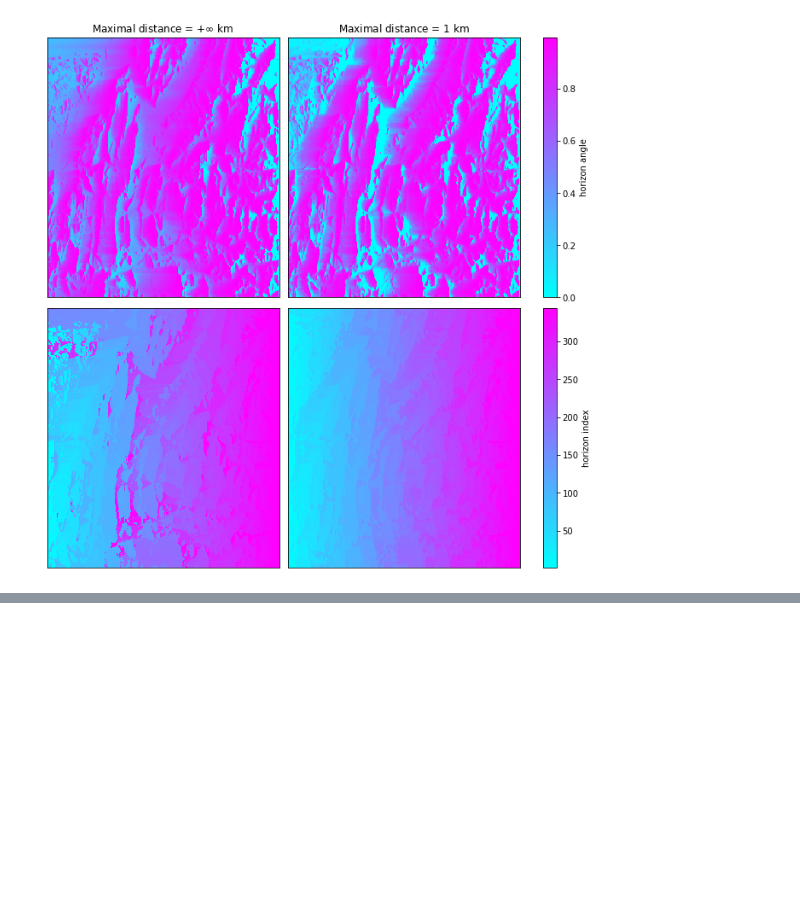
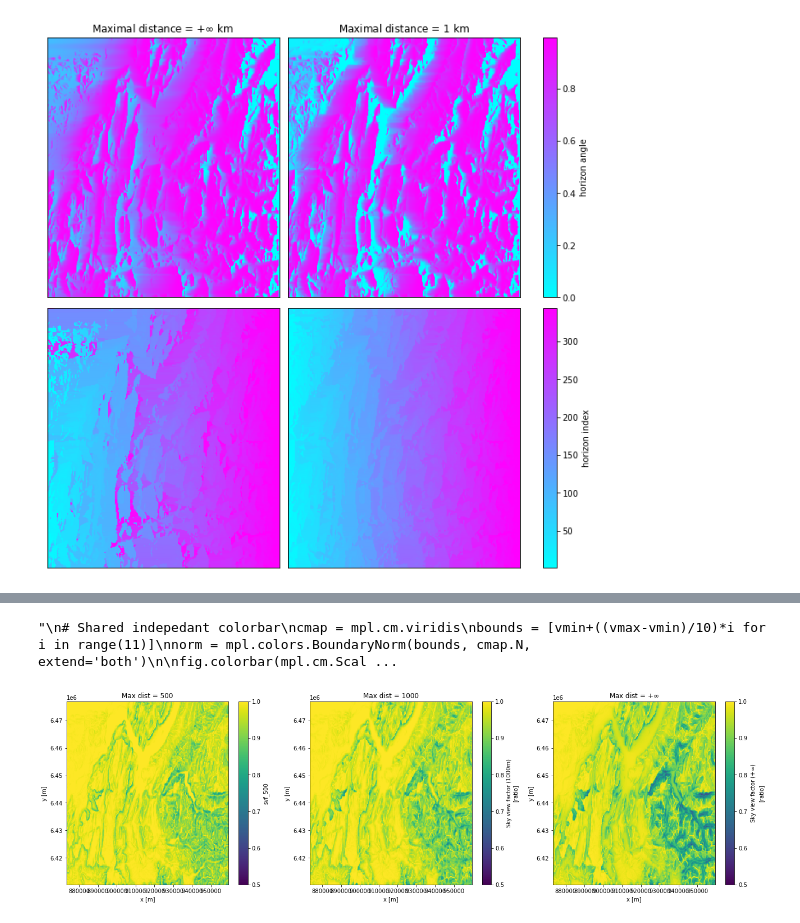
Before and after one commit to Barbouilledu38/Monte_Carlo_LW, a Jupyter notebook: To_a_radius_SVF.ipynb, the cells around one changed output, grey strips where cells are left out. Saved outputs shown, nothing was run; the diff lists cells and outputs as text; code cells hidden in the pictures; blank space fills up the shorter version.

```diff
--- a/To_a_radius_SVF.ipynb
+++ b/To_a_radius_SVF.ipynb
@@ -287,0 +417,37 @@ fig.colorbar(mappable = cax)
+# %%
+svf_infty = viewf(dem = topo_params.ZS.values, spacing = 250.0, nangles=72, max_length = 200000000.0, max_threshold = True)
+# %%
+topo_params['svf_500'] = (['y','x'],svf_500[0])
+topo_params.svf_1000.attrs = {'units': 'ratio', 'standard_name': 'svf (500m)', 'long_name': 'Sky view factor (500m)'}
+# %%
+topo_params['svf_1000'] = (['y','x'],svf_1000[0])
+topo_params.svf_1000.attrs = {'units': 'ratio', 'standard_name': 'svf (1000m)', 'long_name': 'Sky view factor (1000m)'}
+# %%
+topo_params['svf_infty'] = (['y','x'],svf_infty[0])
+topo_params.svf_infty.attrs = {'units': 'ratio', 'standard_name': 'svf ($+\infty$)', 'long_name': 'Sky view factor ($+\infty$)'}
+# %%
+fig, axs = plt.subplots(nrows = 1, ncols = 3, figsize = (22,6))
+
+vmin, vmax = 0.5,1
+
+topo_params.svf_500.plot(ax = axs[0], cmap = 'viridis', vmin = vmin, vmax = vmax, add_colorbar = True)
+topo_params.svf_1000.plot(ax = axs[1], cmap = 'viridis', vmin = vmin, vmax = vmax, add_colorbar = True)
+topo_params.svf_infty.plot(ax = axs[2], cmap = 'viridis', vmin = vmin, vmax = vmax, add_colorbar = True)
+
+titles = ['500','1000','$+\infty$']
+
+for i in range(3):
+    axs[i].set_title(f"Max dist = {titles[i]}")
+
+"""
+# Shared indepedant colorbar
+cmap = mpl.cm.viridis
+bounds = [vmin+((vmax-vmin)/10)*i for i in range(11)]
+norm = mpl.colors.BoundaryNorm(bounds, cmap.N, extend='both')
+
+fig.colorbar(mpl.cm.ScalarMappable(norm=norm, cmap=cmap), ax = axs, orientation='vertical',
+             location = 'right',extend = 'both',label = '$S_{ky}VFs géométrique')
+"""
+# %% [output]
+"\n# Shared indepedant colorbar\ncmap = mpl.cm.viridis\nbounds = [vmin+((vmax-vmin)/10)*i for i in range(11)]\nnorm = mpl.colors.BoundaryNorm(bounds, cmap.N, extend='both')\n\nfig.colorbar(mpl.cm.Scal ...
+[figure, added]
```
Also changed, not shown: parts of 7 cells of this notebook.
